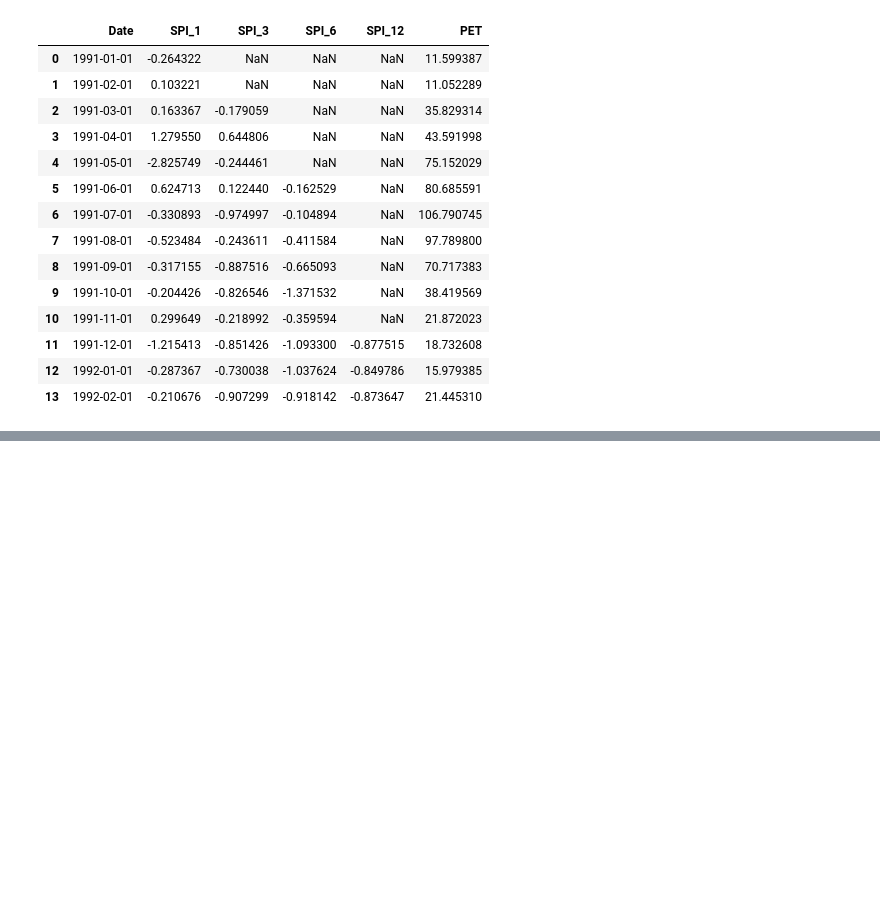
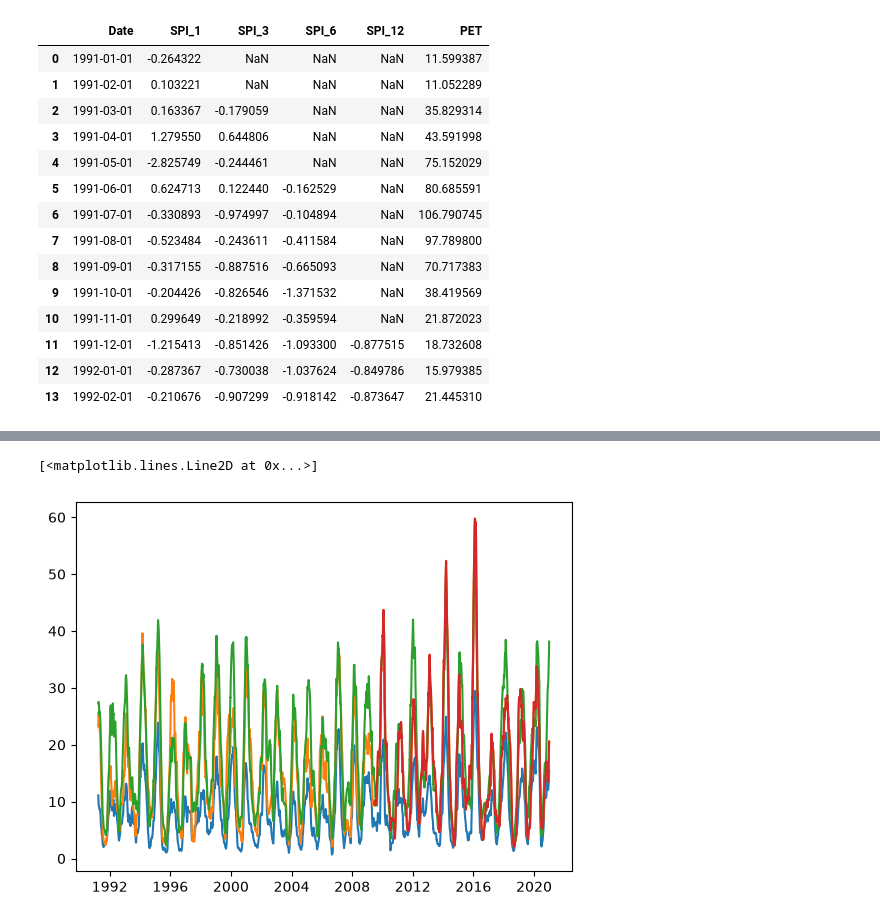
Before and after one commit to DiarmuidDig/DoughtModelingMiniProject, a Jupyter notebook: ClimateIndices.ipynb, the cells around one changed output, grey strips where cells are left out. Saved outputs shown, nothing was run; the diff lists cells and outputs as text; code cells hidden in the pictures; blank space fills up the shorter version.

```diff
--- a/ClimateIndices.ipynb
+++ b/ClimateIndices.ipynb
@@ -175,0 +440,8 @@ indices_df_sc.head(14)
+# %%
+plt.plot(scarriff_flow.Day, scarriff_flow['Day Mean'].rolling(90).mean())
+plt.plot(curranure_flow.Day, curranure_flow['Day Mean'].rolling(90).mean())
+plt.plot(ballysadare_flow.Day, ballysadare_flow['Day Mean'].rolling(90).mean())
+plt.plot(leixlip_flow.Day, leixlip_flow['Day Mean'].rolling(90).mean())
+# %% [output]
+[<matplotlib.lines.Line2D at 0x...>]
+[figure, added]
```
Also changed, not shown: parts of 7 cells of this notebook, 1 other file.
